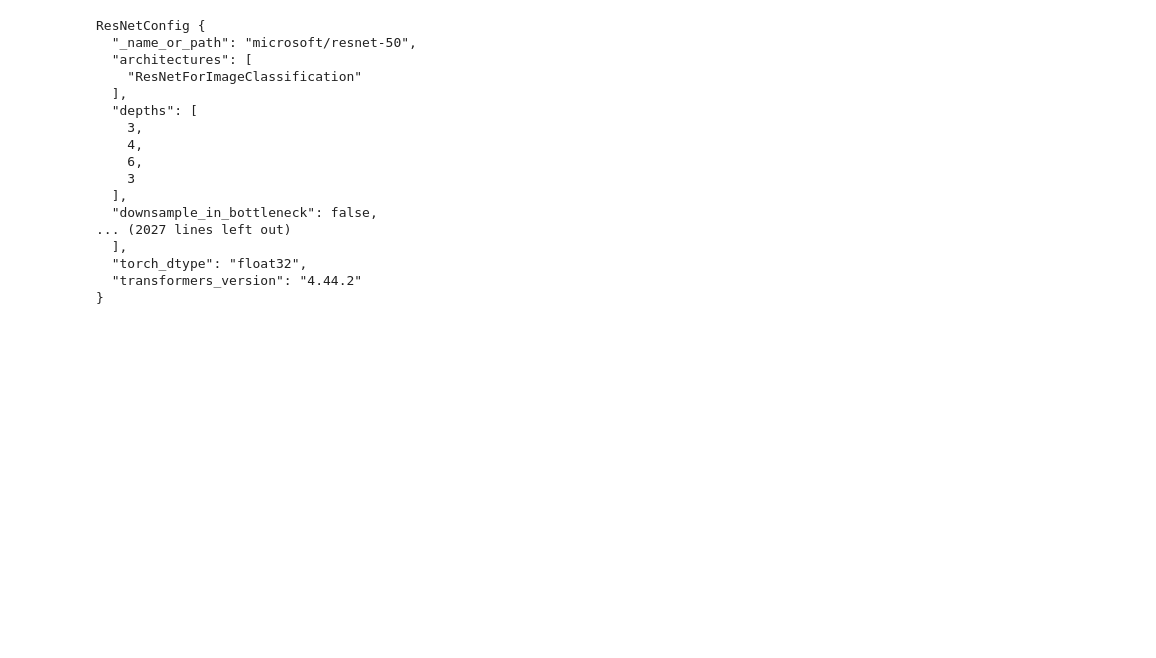
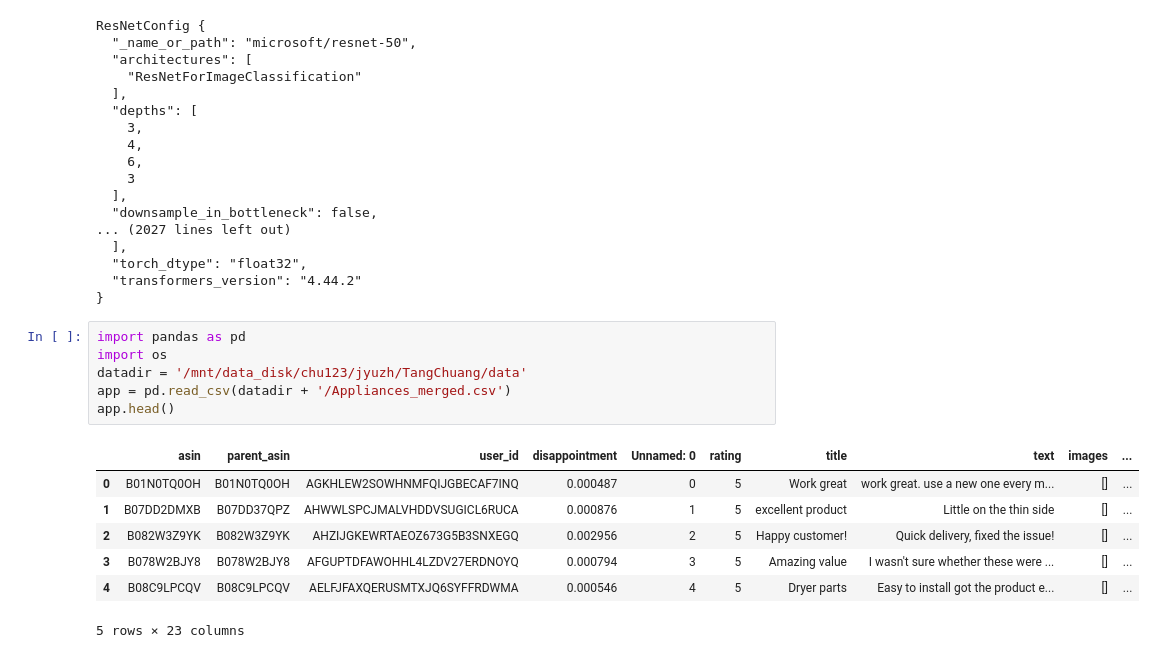
Before and after one commit to zjy-levi/RAatPKU, a Jupyter notebook: Untitled-1.ipynb, the cells around one changed output. Drawn from its saved outputs; the diff is of its cells as text; blank space fills up the shorter version.

```diff
--- a/Untitled-1.ipynb
+++ b/Untitled-1.ipynb
@@ -67,3 +87,17 @@ ResNetConfig {
   "torch_dtype": "float32",
   "transformers_version": "4.44.2"
 }
+# %%
+import pandas as pd
+import os
+datadir = '/mnt/data_disk/chu123/jyuzh/TangChuang/data'
+app = pd.read_csv(datadir + '/Appliances_merged.csv')
+app.head()
+# %% [output]
+|  | asin | parent_asin | user_id | disappointment | Unnamed: 0 | rating | title | text | images | ... |
+| 0 | B01N0TQ0OH | B01N0TQ0OH | AGKHLEW2SOWHNMFQIJGBECAF7INQ | 0.000487 | 0 | 5 | Work great | work great. use a new one every m... | [] | ... |
+| 1 | B07DD2DMXB | B07DD37QPZ | AHWWLSPCJMALVHDDVSUGICL6RUCA | 0.000876 | 1 | 5 | excellent product | Little on the thin side | [] | ... |
+| 2 | B082W3Z9YK | B082W3Z9YK | AHZIJGKEWRTAEOZ673G5B3SNXEGQ | 0.002956 | 2 | 5 | Happy customer! | Quick delivery, fixed the issue! | [] | ... |
+| 3 | B078W2BJY8 | B078W2BJY8 | AFGUPTDFAWOHHL4LZDV27ERDNOYQ | 0.000794 | 3 | 5 | Amazing value | I wasn't sure whether these were ... | [] | ... |
+| 4 | B08C9LPCQV | B08C9LPCQV | AELFJFAXQERUSMTXJQ6SYFFRDWMA | 0.000546 | 4 | 5 | Dryer parts | Easy to install got the product e... | [] | ... |
+5 rows × 23 columns
```
Also changed, not shown: parts of 2 cells of this notebook, 8 other files.
